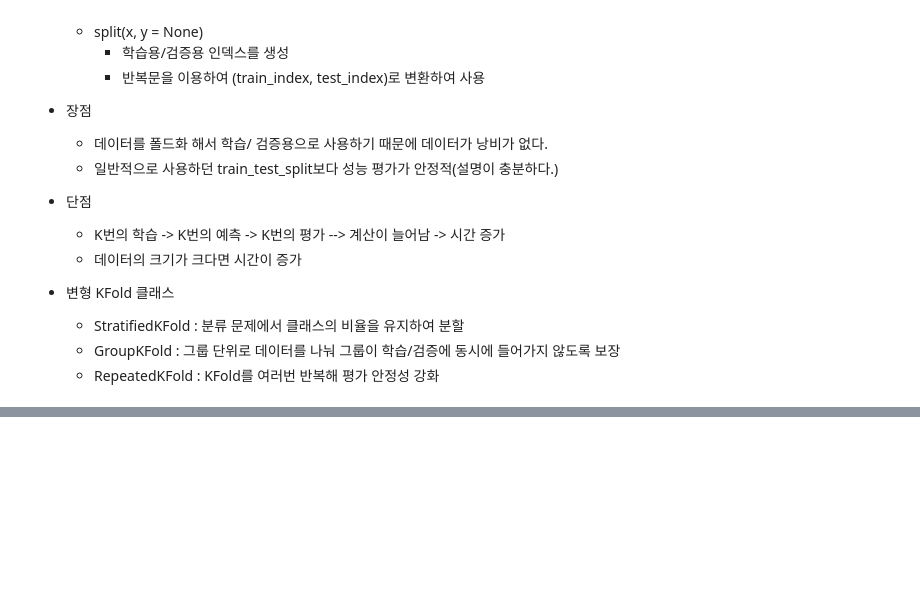
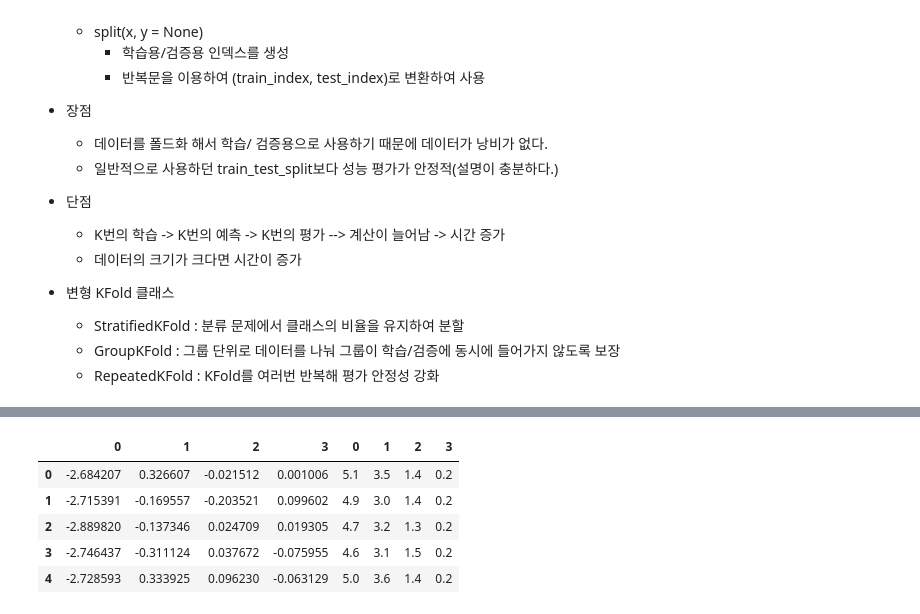
Before and after one commit to bsmoon-86/multicam_2025, a Jupyter notebook: 251002/01_교차검증.ipynb, the cells around one changed output, grey strips where cells are left out. Saved outputs shown, nothing was run; the diff lists cells and outputs as text; code cells hidden in the pictures; blank space fills up the shorter version.

```diff
--- a/251002/01_교차검증.ipynb
+++ b/251002/01_교차검증.ipynb
@@ -160,0 +268,11 @@ grid_reg.fit(X_train, Y_train)
+# %%
+pca_df = pd.DataFrame(x_pca)
+df = pd.concat( [pca_df , pd.DataFrame(x) ] , axis=1)
+df.head()
+# %% [output]
+|  | 0 | 1 | 2 | 3 | 0 | 1 | 2 | 3 |
+| 0 | -2.684207 | 0.326607 | -0.021512 | 0.001006 | 5.1 | 3.5 | 1.4 | 0.2 |
+| 1 | -2.715391 | -0.169557 | -0.203521 | 0.099602 | 4.9 | 3.0 | 1.4 | 0.2 |
+| 2 | -2.889820 | -0.137346 | 0.024709 | 0.019305 | 4.7 | 3.2 | 1.3 | 0.2 |
+| 3 | -2.746437 | -0.311124 | 0.037672 | -0.075955 | 4.6 | 3.1 | 1.5 | 0.2 |
+| 4 | -2.728593 | 0.333925 | 0.096230 | -0.063129 | 5.0 | 3.6 | 1.4 | 0.2 |
```
Also changed, not shown: parts of 16 cells of this notebook, 1 other file.
